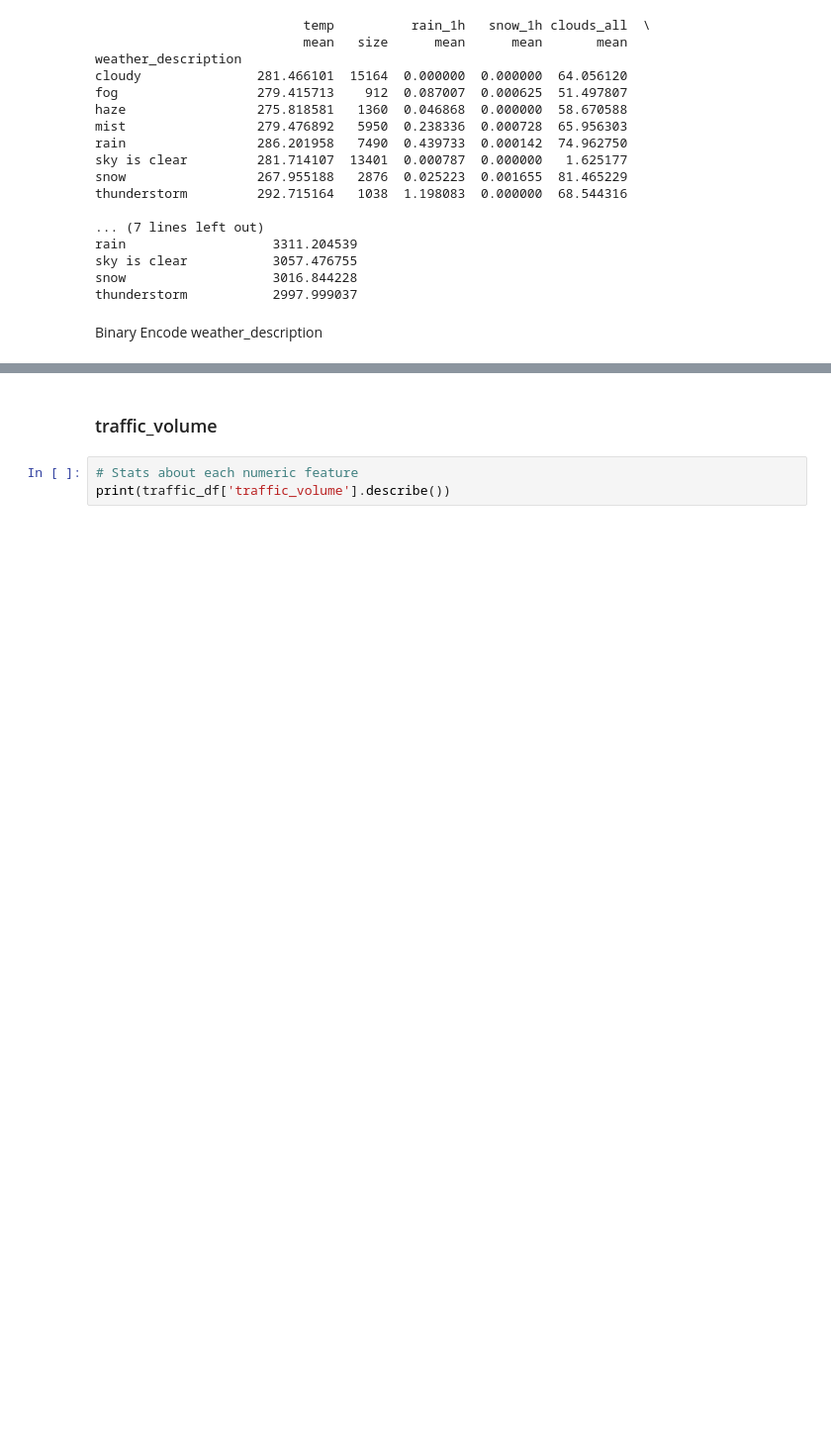
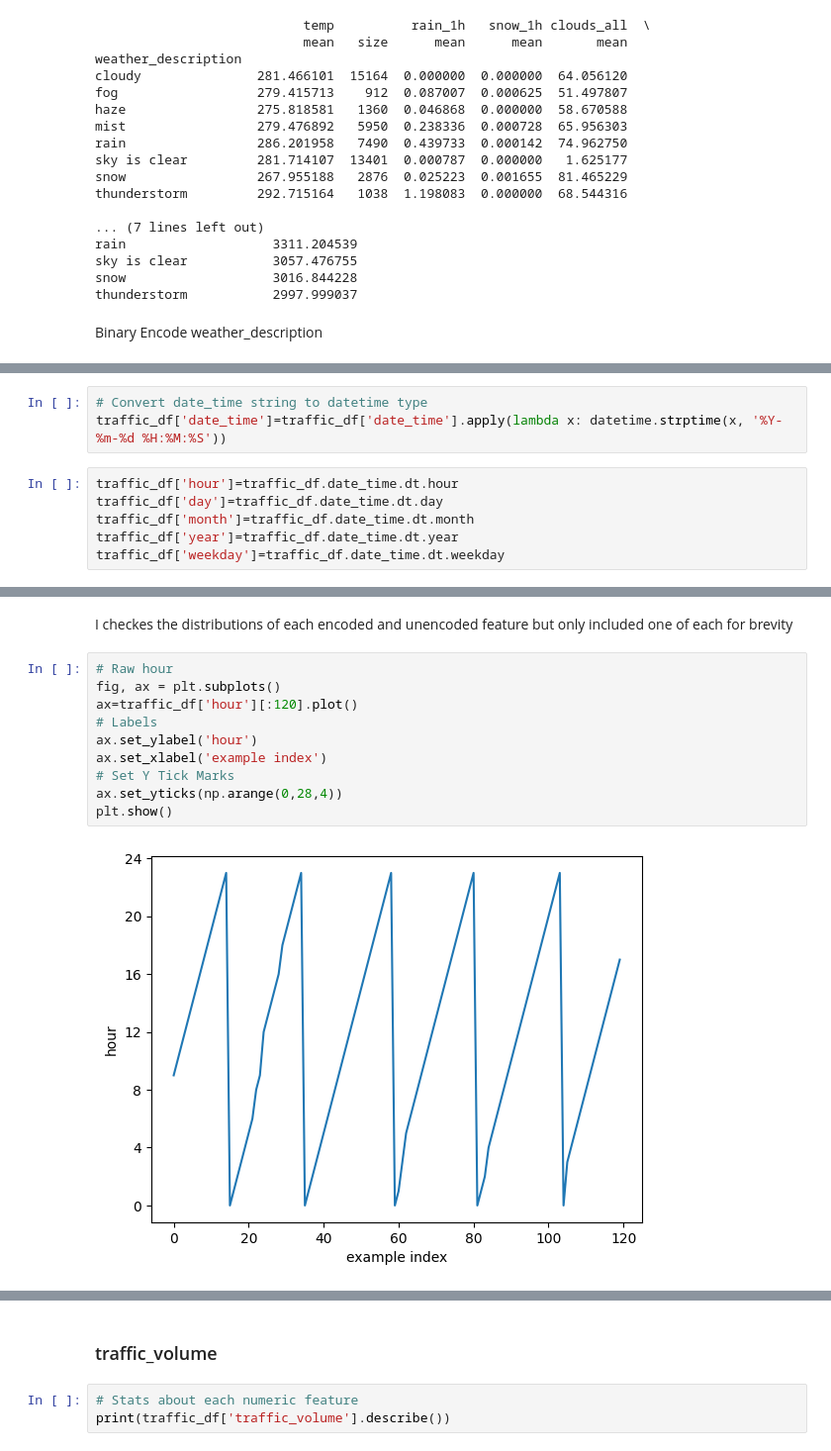
Before and after one commit to Supersamk13/Machine-Learning-and-Data-Science, a Jupyter notebook: Data_Science_and_Machine_Learning_Project_Interstate_Traffic.ipynb, the cells around one changed output, grey strips where cells are left out. Shown: that part at 99% size. Drawn from its saved outputs; the diff is of its cells as text; blank space fills up the shorter version.

```diff
--- a/Data_Science_and_Machine_Learning_Project_Interstate_Traffic.ipynb
+++ b/Data_Science_and_Machine_Learning_Project_Interstate_Traffic.ipynb
@@ -647,0 +494,9 @@ print(traffic_df.tail(10))
+# %%
+# Convert date_time string to datetime type
+traffic_df['date_time']=traffic_df['date_time'].apply(lambda x: datetime.strptime(x, '%Y-%m-%d %H:%M:%S'))
+# %%
+traffic_df['hour']=traffic_df.date_time.dt.hour
+traffic_df['day']=traffic_df.date_time.dt.day
+traffic_df['month']=traffic_df.date_time.dt.month
+traffic_df['year']=traffic_df.date_time.dt.year
+traffic_df['weekday']=traffic_df.date_time.dt.weekday
@@ -647,0 +515,14 @@ print(traffic_df.tail(10))
+# %% [markdown]
+I checkes the distributions of each encoded and unencoded feature but only included one of each for brevity
+# %%
+# Raw hour
+fig, ax = plt.subplots()
+ax=traffic_df['hour'][:120].plot()
+# Labels
+ax.set_ylabel('hour')
+ax.set_xlabel('example index')
+# Set Y Tick Marks
+ax.set_yticks(np.arange(0,28,4))
+plt.show()
+# %% [output]
+[figure, added]
```
Also changed, not shown: parts of 50 cells of this notebook.
